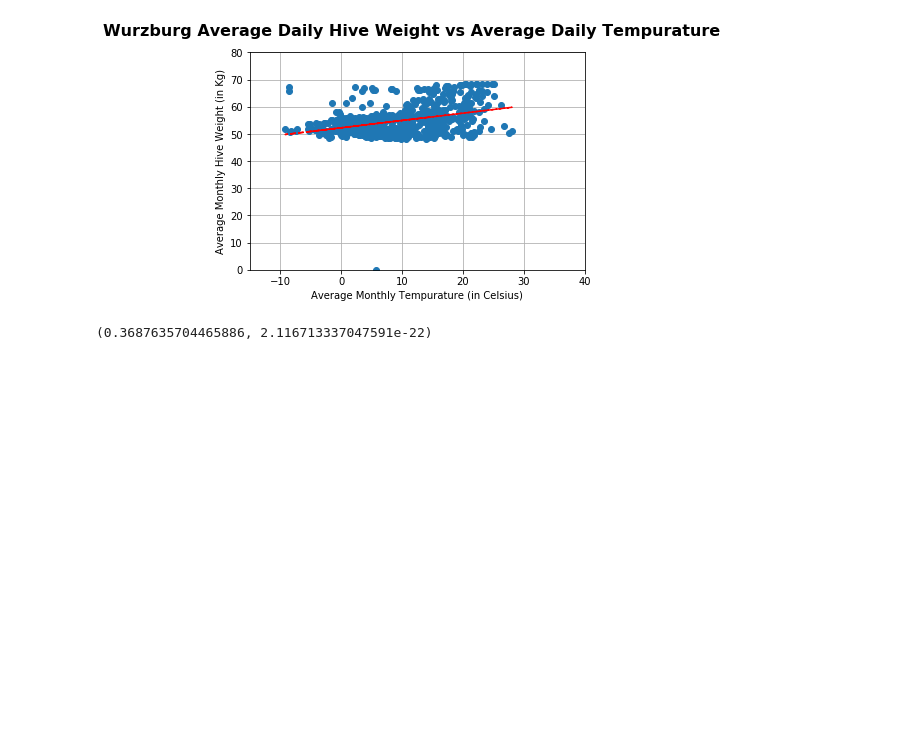
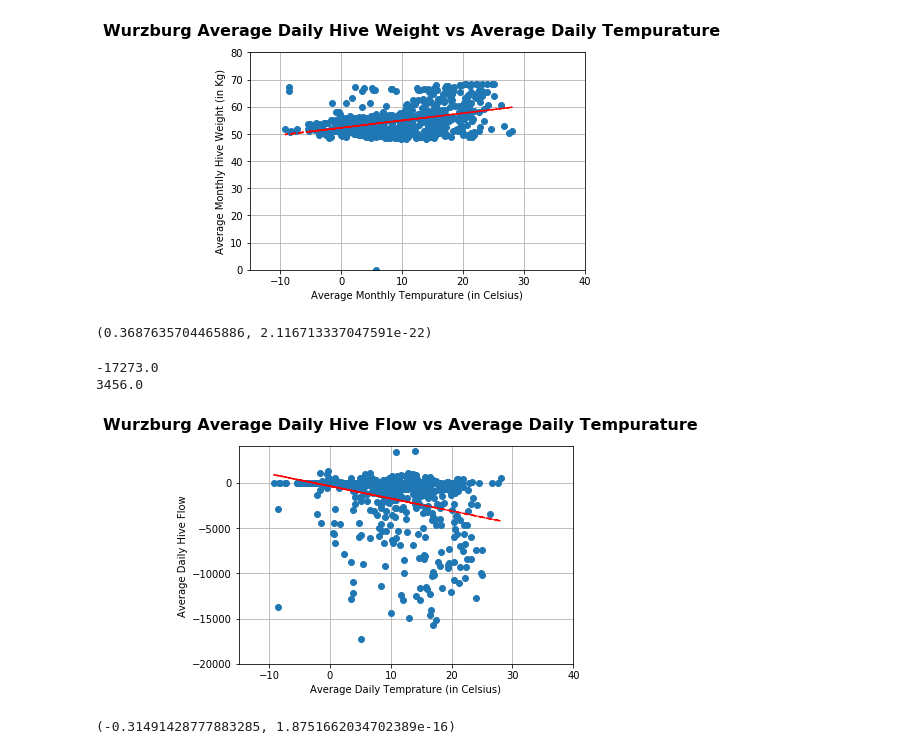
Before and after one commit to crescenzo77/Project_01, a Jupyter notebook: Demo/Bee_Hive_Demo_CA.ipynb, the cells around one changed output. Drawn from its saved outputs; the diff is of its cells as text; code cells hidden in the pictures; blank space fills up the shorter version.

```diff
--- a/Demo/Bee_Hive_Demo_CA.ipynb
+++ b/Demo/Bee_Hive_Demo_CA.ipynb
@@ -393,4 +387,5 @@ daily_df.head()
 # %%
 #create new Wurzburg temperature dataframe
 w_temp_df = daily_df[['date', 'w_city_temp', 'w_flow', 'w_weight']]
-w_temp_df.head()
+w_temp_df['w_flow'] = w_temp_df['w_flow'].astype(float)
+#w_temp_df.head()
@@ -457,0 +457,46 @@ stats.pearsonr(x_axis_w_temp, y_axis_w_weight)
+# %%
+#create x and y variables for lin. regress. analysis daily temp vs weight
+#x_axis_w_temp = w_temp_df['w_city_temp']
+y_axis_w_flow = w_temp_df['w_flow']
+#x_axis_w_temp
+#y_axis_w_flow
+# %%
+# Find min/max for weight to set limits
+flow_min = w_temp_df['w_flow'].min()
+flow_max = w_temp_df['w_flow'].max()
+print(weight_min)
+print(weight_max)
+# %% [output]
+-17273.0
+3456.0
+# %%
+#set line for lin. regress. analysis daily temp vs weight
+(slope, intercept, _, _, _) = linregress(x_axis_w_temp, y_axis_w_flow)
+fit = slope * x_axis_w_temp + intercept
+# %%
+#Plot monthly temp vs weight
+fig, ax = plt.subplots()
+
+fig.suptitle("Wurzburg Average Daily Hive Flow vs Average Daily Tempurature", fontsize=16, fontweight="bold")
+
+ax.set_xlim(-15, 40)
+ax.set_ylim(-20000, 4000)
+
+
+ax.set_xlabel("Average Daily Temprature (in Celsius)")
+ax.set_ylabel("Average Daily Hive Flow")
+
+ax.plot(x_axis_w_temp, y_axis_w_flow, linewidth=0, marker='o')
+ax.plot(x_axis_w_temp, fit, 'r--')
+plt.grid()
+
+plt.show()
+# %% [output]
+[figure, added]
+# %%
+# Find the correlation coefficient and p-value monthly temp vs flow
+stats.pearsonr(x_axis_w_temp, y_axis_w_flow)
+# 95% chance that city temp and flow have a poor negative correlation in Wurzburg colony.
+# Outside temperature has little to no effect on the Wurzburg Bee Colony's flow.
+# %% [output]
+(-0.31491428777883285, 1.8751662034702389e-16)
```
Also changed, not shown: parts of 12 cells of this notebook.
